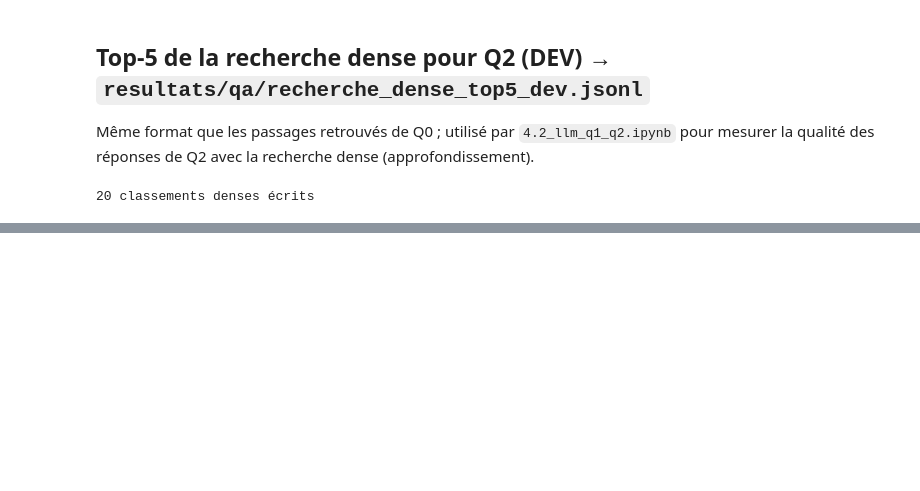
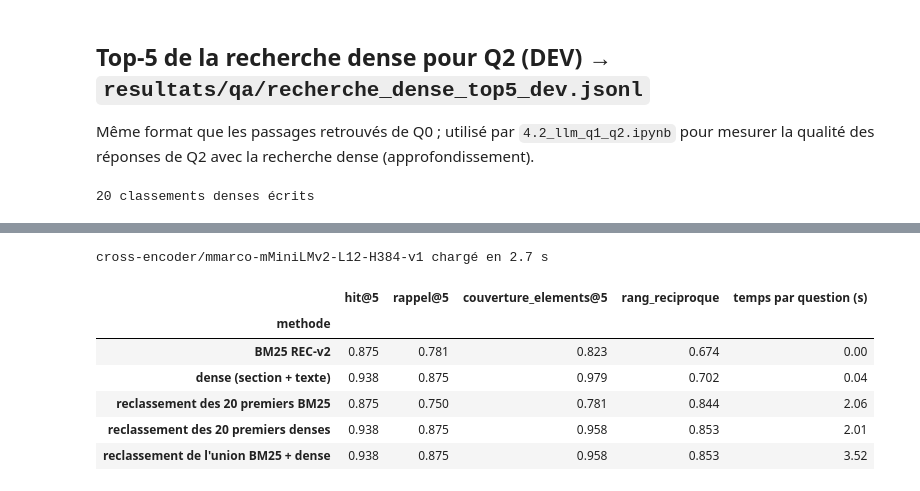
Before and after one commit to yam89421/NLP-SANTE-BC5CDR, a Jupyter notebook: notebooks/4.3_recherche_hybride.ipynb, the cells around one changed output, grey strips where cells are left out. Saved outputs shown, nothing was run; the diff lists cells and outputs as text; code cells hidden in the pictures; blank space fills up the shorter version.

```diff
--- a/notebooks/4.3_recherche_hybride.ipynb
+++ b/notebooks/4.3_recherche_hybride.ipynb
@@ -227,0 +241,45 @@ print(len(dev), "classements denses écrits")
+# %%
+from src.qa_recherche import Reclasseur, MODELE_RECLASSEUR
+
+debut = time.perf_counter()
+reclasseur = Reclasseur()
+print(f"{MODELE_RECLASSEUR} chargé en {time.perf_counter() - debut:.1f} s")
+
+def candidats_union(question, n=20):
+    cb, cd = classement_bm25(question)[:n], classement_dense(question, "section + texte")[:n]
+    return cb + [i for i in cd if i not in cb]
+
+RECLASSEMENT = {
+    "BM25 REC-v2": classement_bm25,
+    "dense (section + texte)": lambda q: classement_dense(q, "section + texte"),
+    "reclassement des 20 premiers BM25": lambda q: reclasseur.reclasser(q, classement_bm25(q)[:20], sections),
+    "reclassement des 20 premiers denses": lambda q: reclasseur.reclasser(
+        q, classement_dense(q, "section + texte")[:20], sections),
+    "reclassement de l'union BM25 + dense": lambda q: reclasseur.reclasser(q, candidats_union(q), sections),
+}
+
+lignes, durees = [], {}
+for nom, f in RECLASSEMENT.items():
+    debut = time.perf_counter()
+    for q in dev:
+        retrouves = [ids[i] for i in f(q["question"])]
+        if q["answerable"]:
+            lignes.append({"methode": nom, "question_id": q["question_id"], **mesures_question(q, retrouves, K)})
+    durees[nom] = time.perf_counter() - debut
+reclasse = pd.DataFrame(lignes)
+# Rang réciproque de la 1re preuve (1 si elle est classée première, 0,5 si deuxième…) : mesure l'ordre du top-5.
+reclasse["rang_reciproque"] = (1 / reclasse["rang_premiere_preuve"]).fillna(0)
+resume_reclasse = reclasse.groupby("methode", sort=False)[
+    [f"hit@{K}", f"rappel@{K}", f"couverture_elements@{K}", "rang_reciproque"]].mean().round(3)
+resume_reclasse["temps par question (s)"] = (pd.Series(durees) / len(dev)).round(2)
+resume_reclasse.to_csv(RES / "recherche_dev_reclassement.csv")
+resume_reclasse
+# %% [output]
+cross-encoder/mmarco-mMiniLMv2-L12-H384-v1 chargé en 2.7 s
+|  | hit@5 | rappel@5 | couverture_elements@5 | rang_reciproque | temps par question (s) |
+| methode |  |  |  |  |  |
+| BM25 REC-v2 | 0.875 | 0.781 | 0.823 | 0.674 | 0.00 |
+| dense (section + texte) | 0.938 | 0.875 | 0.979 | 0.702 | 0.04 |
+| reclassement des 20 premiers BM25 | 0.875 | 0.750 | 0.781 | 0.844 | 2.06 |
+| reclassement des 20 premiers denses | 0.938 | 0.875 | 0.958 | 0.853 | 2.01 |
+| reclassement de l'union BM25 + dense | 0.938 | 0.875 | 0.958 | 0.853 | 3.52 |
```
Also changed, not shown: parts of 5 cells of this notebook, 48 other files.
